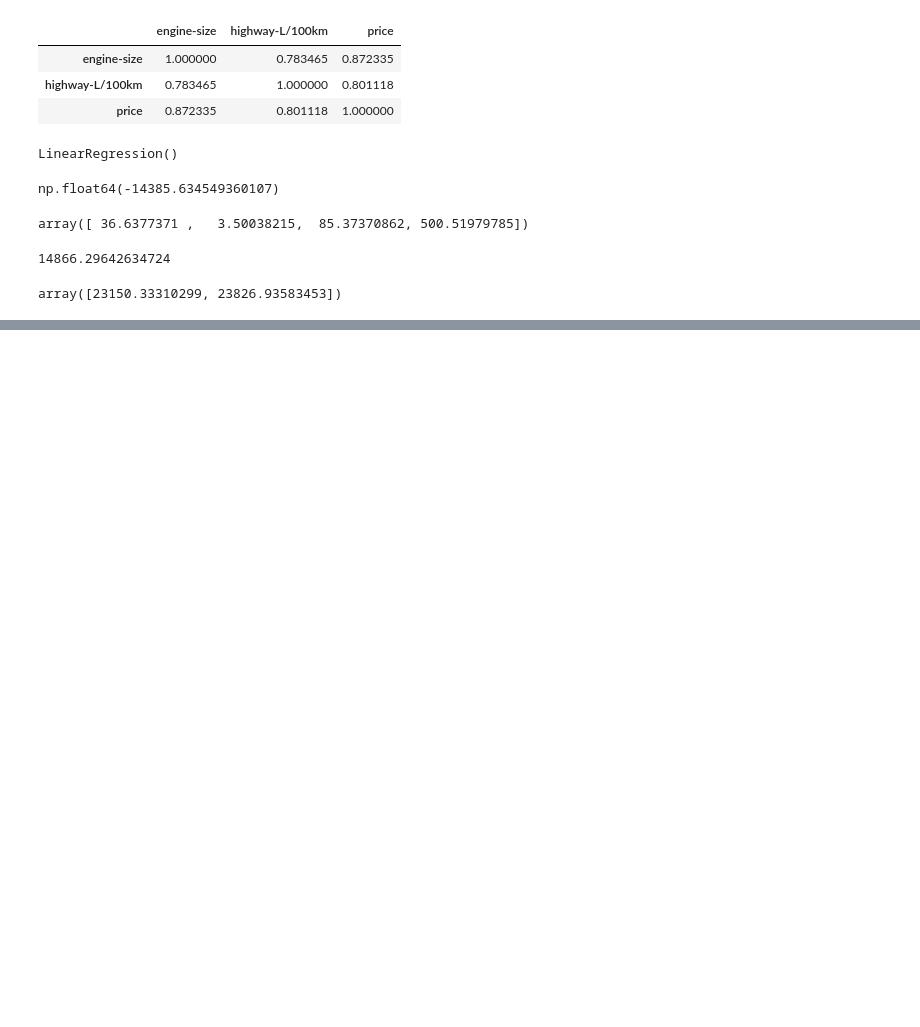
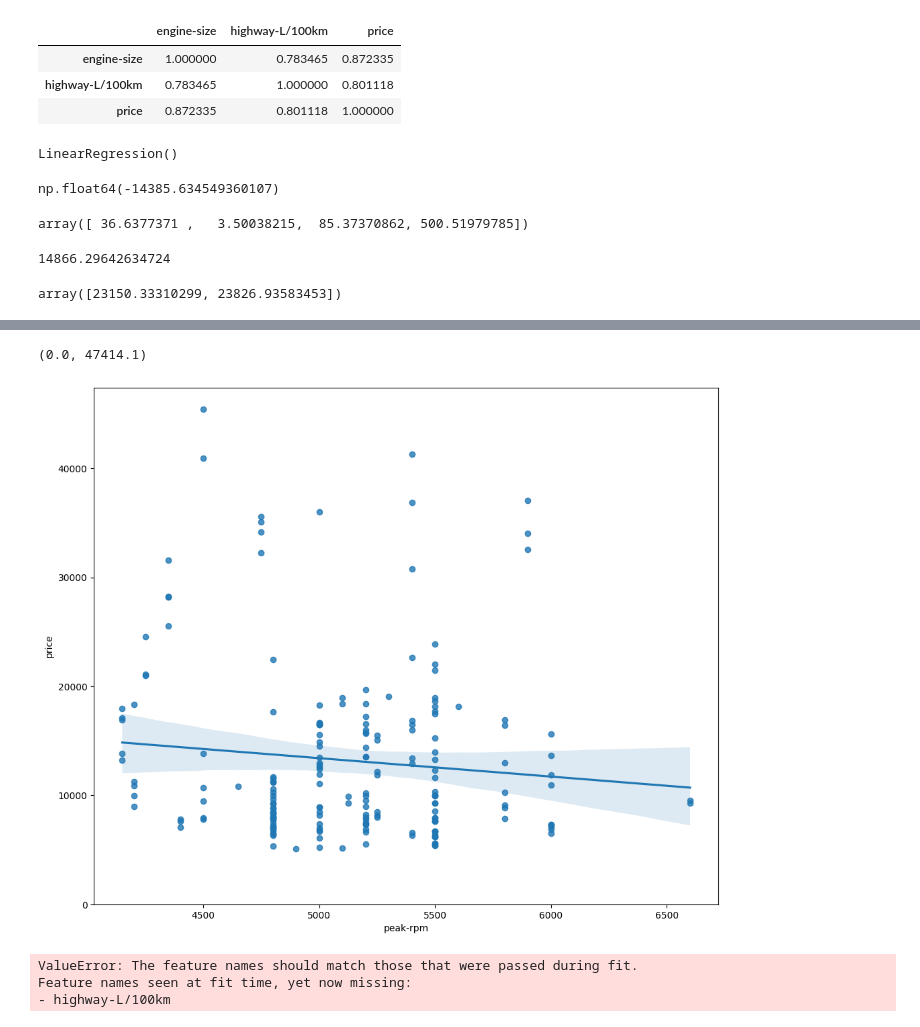
Before and after one commit to Estafy/MachineLearning, a Jupyter notebook: UNIDAD2/Practica_2.ipynb, the cells around one changed output, grey strips where cells are left out. Saved outputs shown, nothing was run; the diff lists cells and outputs as text; code cells hidden in the pictures; blank space fills up the shorter version.

```diff
--- a/UNIDAD2/Practica_2.ipynb
+++ b/UNIDAD2/Practica_2.ipynb
@@ -160,0 +267,26 @@ array([23150.33310299, 23826.93583453])
+# %%
+plt.figure(figsize=(width, height))
+sns.regplot(x="peak-rpm", y="price", data=df)
+plt.ylim(0,)
+# %% [output]
+(0.0, 47414.1)
+[figure, added]
+# %%
+Yhat = lm3.predict(X)
+
+plt.figure(figsize=(8,6))
+
+ax1 = sns.distplot(df['price'], hist=False, color="r", label="Valor Real")
+ax1 = sns.distplot(Yhat, hist=False, color="b", label="Valor de Prediccion" , ax=ax1)
+
+plt.title('Valores de Precio Actual Vs Prediccion Yhat3')
+plt.xlabel('Precio')
+plt.ylabel('Proporcion de Autos')
+ax1.legend(labels=['Valor real', 'Valor prediccion'])
+
+plt.show()
+plt.close()
+# %% [output]
+ValueError: The feature names should match those that were passed during fit.
+Feature names seen at fit time, yet now missing:
+- highway-L/100km
```
Also changed, not shown: parts of 11 cells of this notebook.
